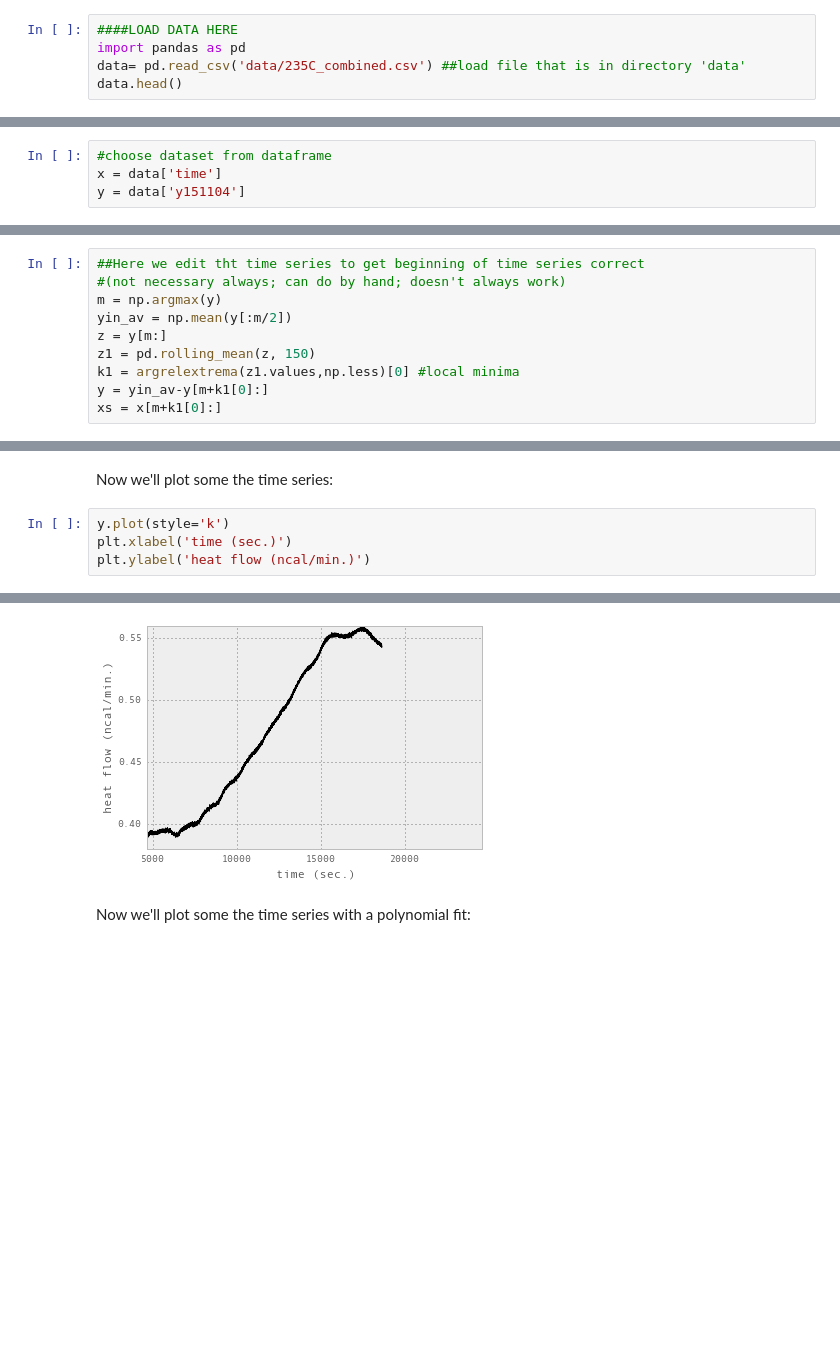
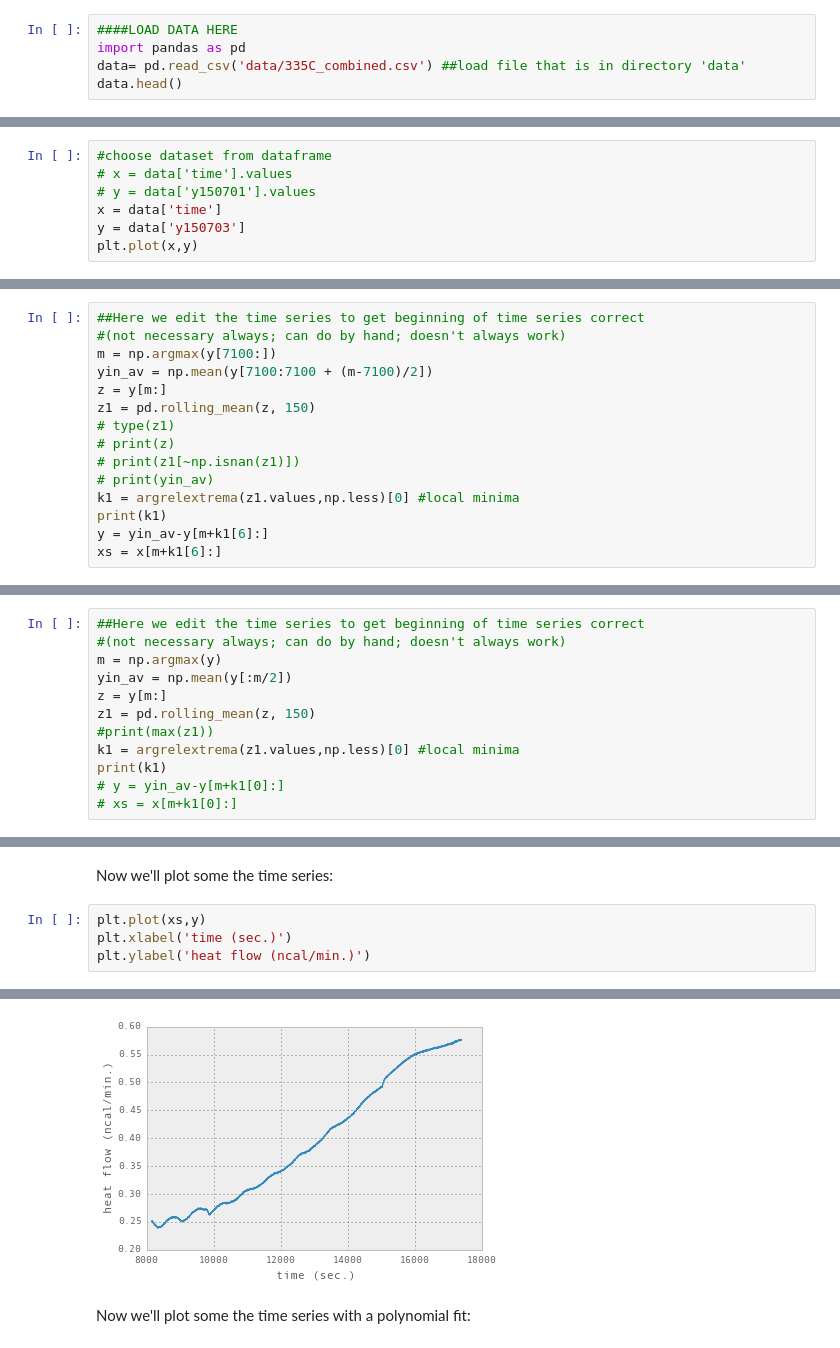
Before and after one commit to hugobowne/zebrafish_embryogenesis_energetics, a Jupyter notebook: ZF_energetics_code_for_JR.ipynb, the cells around one changed output, grey strips where cells are left out. Saved outputs shown, nothing was run; the diff lists cells and outputs as text; blank space fills up the shorter version.

Commit message:
editing with JR to generalize analysis to more data sets

```diff
--- a/ZF_energetics_code_for_JR.ipynb
+++ b/ZF_energetics_code_for_JR.ipynb
@@ -3,6 +3,6 @@
 # %%
 ####LOAD DATA HERE
 import pandas as pd
-data= pd.read_csv('data/235C_combined.csv') ##load file that is in directory 'data'
+data= pd.read_csv('data/335C_combined.csv') ##load file that is in directory 'data'
 data.head()
 # %% [output]
@@ -21,5 +21,8 @@ import matplotlib.pyplot as plt
 pd.set_option('display.mpl_style', 'default') # Make the graphs a bit prettier
 # %%
 #choose dataset from dataframe
+# x = data['time'].values
+# y = data['y150701'].values
 x = data['time']
-y = data['y151104']
+y = data['y150703']
+plt.plot(x,y)
@@ -25,0 +41,15 @@ y = data['y151104']
+# %%
+##Here we edit the time series to get beginning of time series correct
+#(not necessary always; can do by hand; doesn't always work)
+m = np.argmax(y[7100:])
+yin_av = np.mean(y[7100:7100 + (m-7100)/2])
+z = y[m:]
+z1 = pd.rolling_mean(z, 150)
+# type(z1)
+# print(z)
+# print(z1[~np.isnan(z1)])
+# print(yin_av)
+k1 = argrelextrema(z1.values,np.less)[0] #local minima
+print(k1)
+y = yin_av-y[m+k1[6]:]
+xs = x[m+k1[6]:]
@@ -26,10 +60,12 @@ y = data['y151104']
 # %%
-##Here we edit tht time series to get beginning of time series correct
+##Here we edit the time series to get beginning of time series correct
 #(not necessary always; can do by hand; doesn't always work)
 m = np.argmax(y)
 yin_av = np.mean(y[:m/2])
 z = y[m:]
 z1 = pd.rolling_mean(z, 150)
+#print(max(z1))
 k1 = argrelextrema(z1.values,np.less)[0] #local minima
-y = yin_av-y[m+k1[0]:]
-xs = x[m+k1[0]:]
+print(k1)
+# y = yin_av-y[m+k1[0]:]
+# xs = x[m+k1[0]:]
@@ -36,12 +74,12 @@ xs = x[m+k1[0]:]
 # %% [markdown]
 Now we'll plot some the time series:
 # %%
-y.plot(style='k')
+plt.plot(xs,y)
 plt.xlabel('time (sec.)')
 plt.ylabel('heat flow (ncal/min.)')
 # %% [output]
 <matplotlib.text.Text at 0x...>
-[figure, old version]
+[figure, new version]
 # %% [markdown]
 Now we'll plot some the time series with a polynomial fit:
 # %%
```
Also changed, not shown: parts of 14 cells of this notebook.
